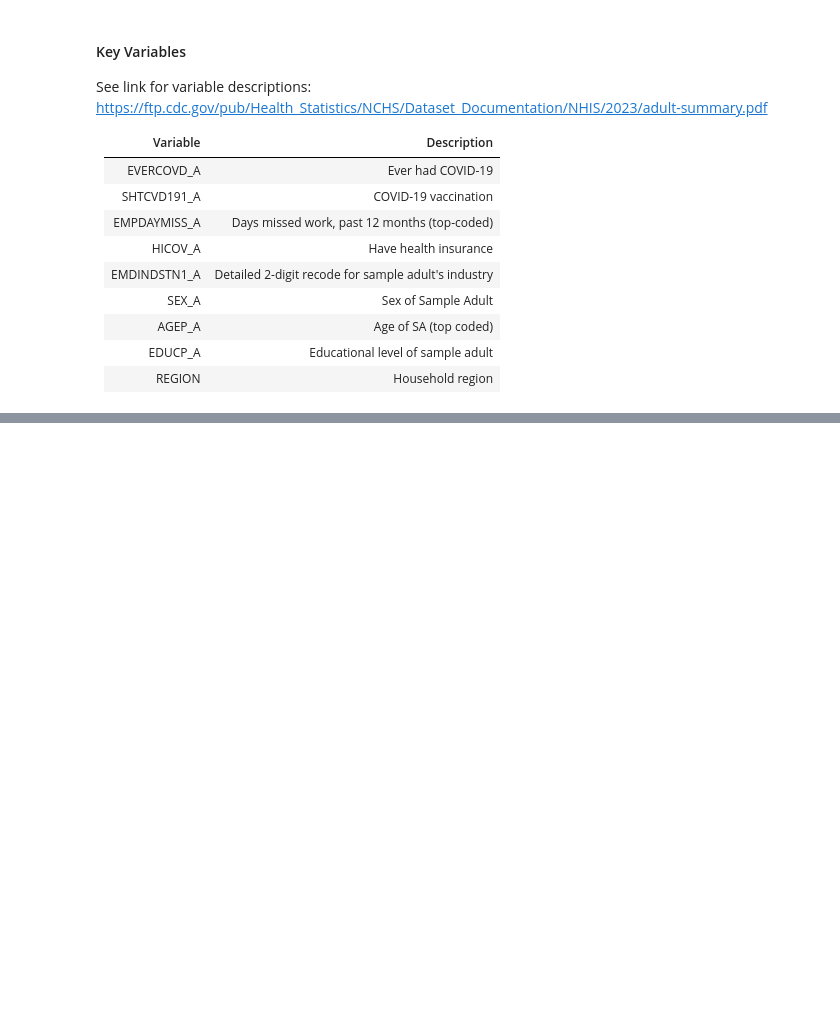
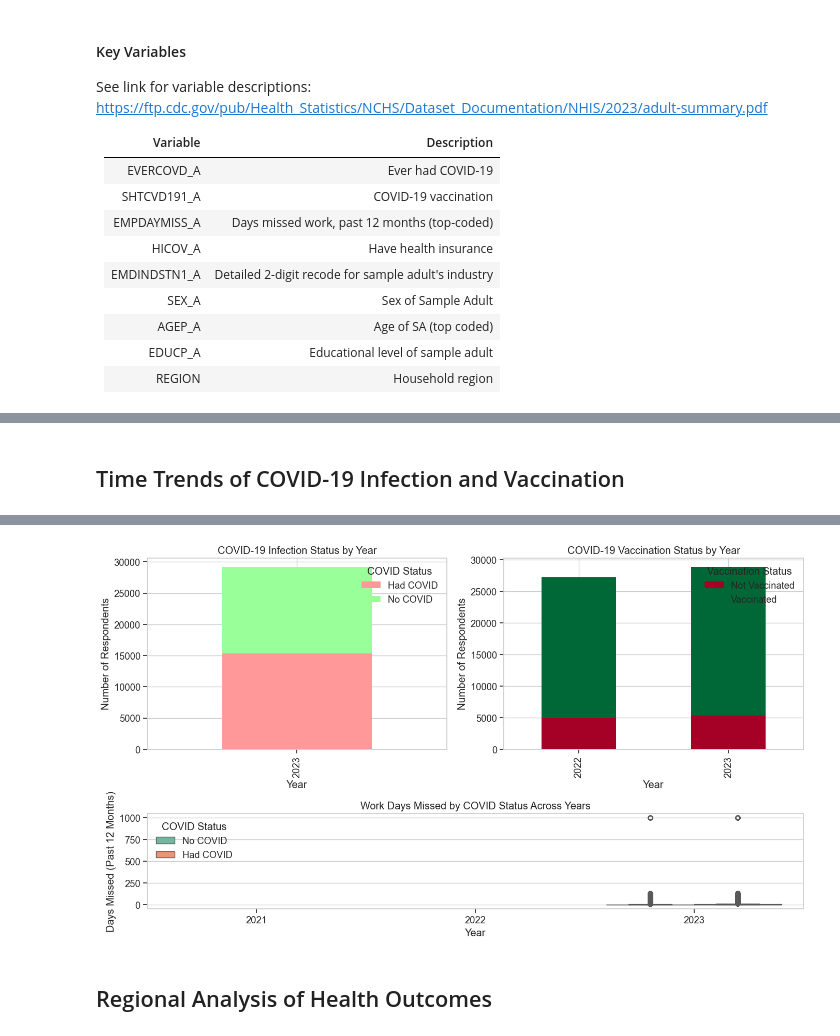
Before and after one commit to amayranib/ADS-508-team-project, a Jupyter notebook: code_library/notebook_ld_ver.ipynb, the cells around one changed output, grey strips where cells are left out. Drawn from its saved outputs; the diff is of its cells as text; code cells hidden in the pictures; blank space fills up the shorter version.

Commit message:
added visualizations

```diff
--- a/code_library/notebook_ld_ver.ipynb
+++ b/code_library/notebook_ld_ver.ipynb
@@ -100,0 +230,45 @@ subset_df.tail()
+# %%
+# preprocess
+viz_df = preprocess_for_viz(subset_df)
+# %% [markdown]
+## Time Trends of COVID-19 Infection and Vaccination
+# %%
+# define viz for covid trends
+def plot_covid_trends():
+    plt.figure(figsize=(14, 8))
+
+    # Create subplots
+    gs = gridspec.GridSpec(2, 2, height_ratios=[2, 1])
+
+    # Top left: COVID infection by year
+    ax1 = plt.subplot(gs[0, 0])
+    covid_year = viz_df.groupby(['YEAR', 'EVERCOVD_A']).size().unstack()
+    covid_year.plot(kind='bar', stacked=True, ax=ax1, colormap=health_cmap)
+    ax1.set_title('COVID-19 Infection Status by Year')
+    ax1.set_ylabel('Number of Respondents')
+    ax1.set_xlabel('Year')
+    ax1.legend(title='COVID Status')
+
+    # Top right: Vaccination status by year
+    ax2 = plt.subplot(gs[0, 1])
+    vax_year = viz_df.groupby(['YEAR', 'SHTCVD191_A']).size().unstack()
+    vax_year.plot(kind='bar', stacked=True, ax=ax2, colormap='RdYlGn')
+    ax2.set_title('COVID-19 Vaccination Status by Year')
+    ax2.set_ylabel('Number of Respondents')
+    ax2.set_xlabel('Year')
+    ax2.legend(title='Vaccination Status')
+
+    # Bottom: Days missed from work by COVID status and vaccination
+    ax3 = plt.subplot(gs[1, :])
+    sns.boxplot(x='YEAR', y='EMPDYSMSS3_A', hue='EVERCOVD_A', data=viz_df, ax=ax3, palette='Set2')
+    ax3.set_title('Work Days Missed by COVID Status Across Years')
+    ax3.set_ylabel('Days Missed (Past 12 Months)')
+    ax3.set_xlabel('Year')
+    ax3.legend(title='COVID Status')
+
+    plt.tight_layout()
+    plt.savefig('covid_trends.png', dpi=300, bbox_inches='tight')
+    plt.show()
+# %%
+plot_covid_trends()
+# %% [output]
@@ -100,0 +277,3 @@ subset_df.tail()
+[figure, added]
+# %% [markdown]
+## Regional Analysis of Health Outcomes
```
Also changed, not shown: parts of 23 cells of this notebook.
